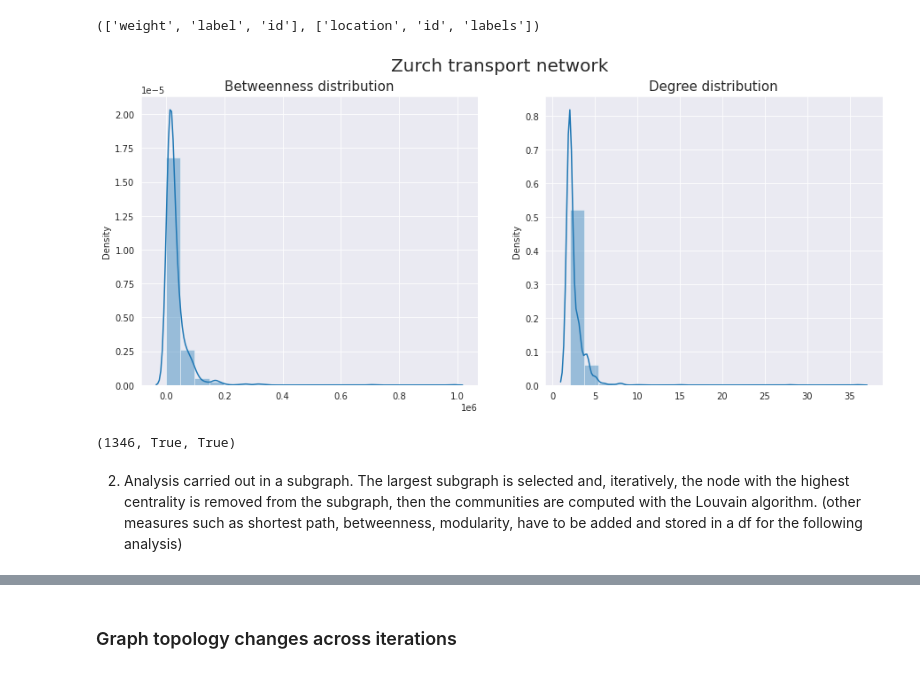
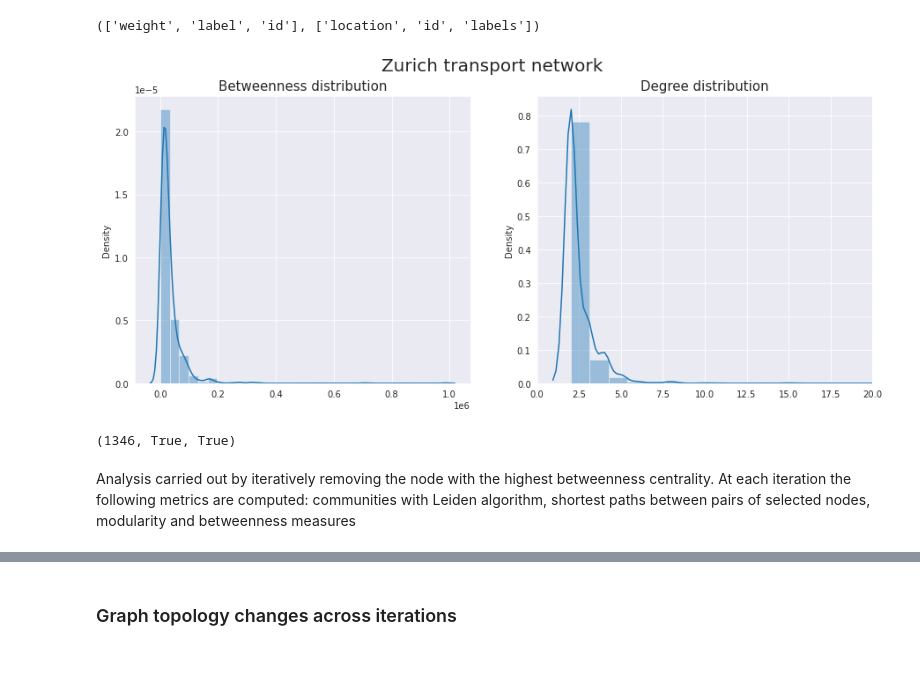
Before and after one commit to G-Donkey/Analysis_of_Large_Scale_Social_Networks, a Jupyter notebook: Zurich.ipynb, the cells around one changed output, grey strips where cells are left out. Drawn from its saved outputs; the diff is of its cells as text; code cells hidden in the pictures.

```diff
--- a/Zurich.ipynb
+++ b/Zurich.ipynb
@@ -44,17 +49,19 @@ z.edge_attributes(), z.vertex_attributes()
 # %%
 btw = z.betweenness()
 deg = z.degree()
 sns.set_style('darkgrid')
 plt.figure(figsize=(15,6))
-plt.suptitle('Zurch transport network', fontsize=20)
+plt.suptitle('Zurich transport network', fontsize=20)
 plt.subplot(121)
-sns.distplot(btw, bins=20)
+sns.distplot(btw, bins=30)
+plt.ticklabel_format(axis='x', style='sci', scilimits=[0, .6])
 plt.title('Betweenness distribution', fontsize=15)
 plt.subplot(122)
-sns.distplot(deg, bins=20)
+sns.distplot(deg, bins=30)
+plt.xlim([0,20])
 plt.title('Degree distribution', fontsize=15);
 # %% [output]
-[figure, old version]
+[figure, new version]
 # %%
 z.vcount(), z.is_directed(), z.is_weighted()
 # %% [output]
@@ -130,6 +137,6 @@ def plot_graphs(img_path='clusters/', plot_limit=20, sample=False):
       plt.xticks([])
       plt.yticks([])
       i += 1
-# %% [markdown]
-2) Analysis carried out in a subgraph. The largest subgraph is selected and, iteratively, the node with the highest centrality is removed from the subgraph, then the communities are computed with the Louvain algorithm. (other measures such as shortest path, betweenness, modularity, have to be added and stored in a df for the following analysis)
+# %% [markdown]
+Analysis carried out by iteratively removing the node with the highest betweenness centrality. At each iteration the following metrics are computed: communities with Leiden algorithm, shortest paths between pairs of selected nodes, modularity and betweenness measures
 # %%
```
Also changed, not shown: parts of 17 cells of this notebook.
